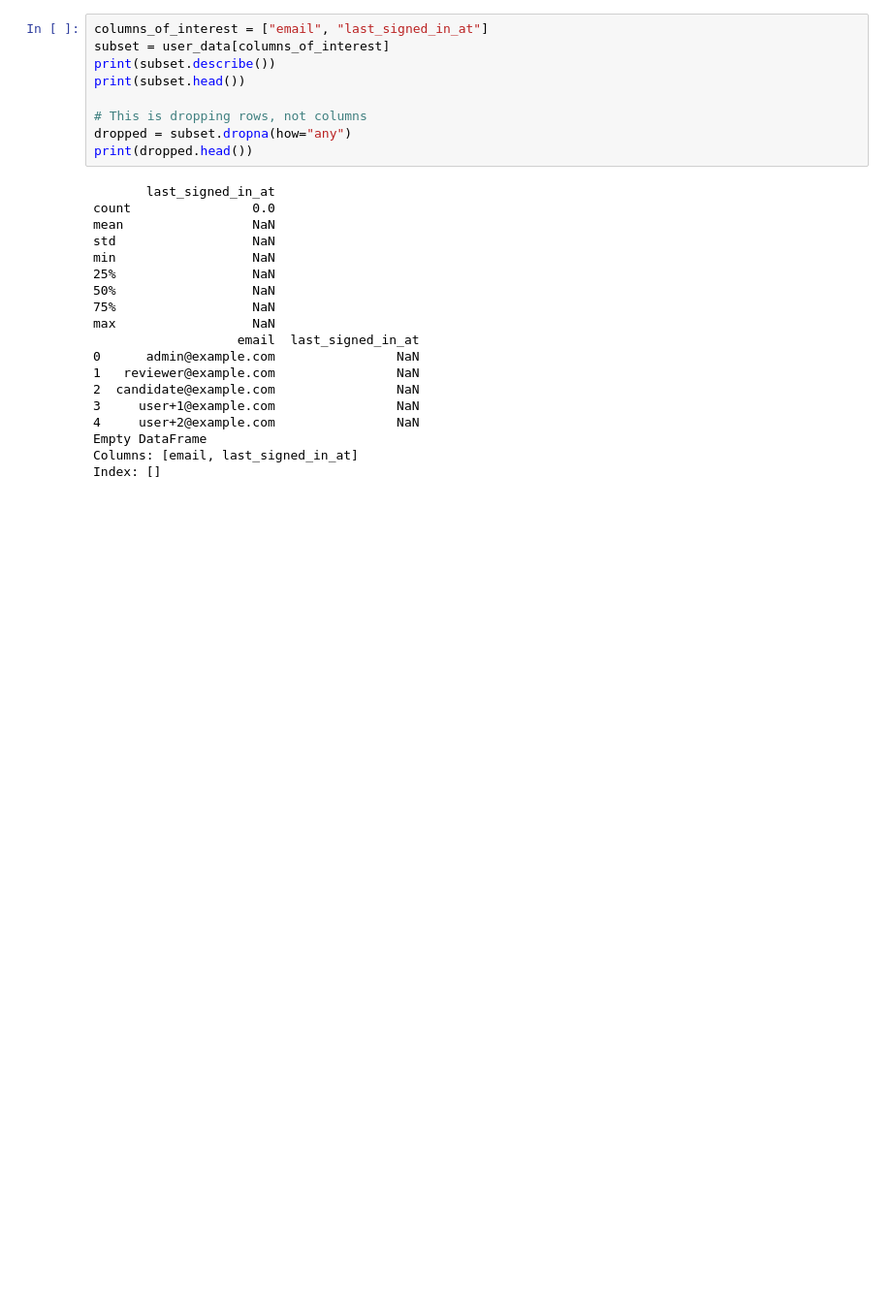
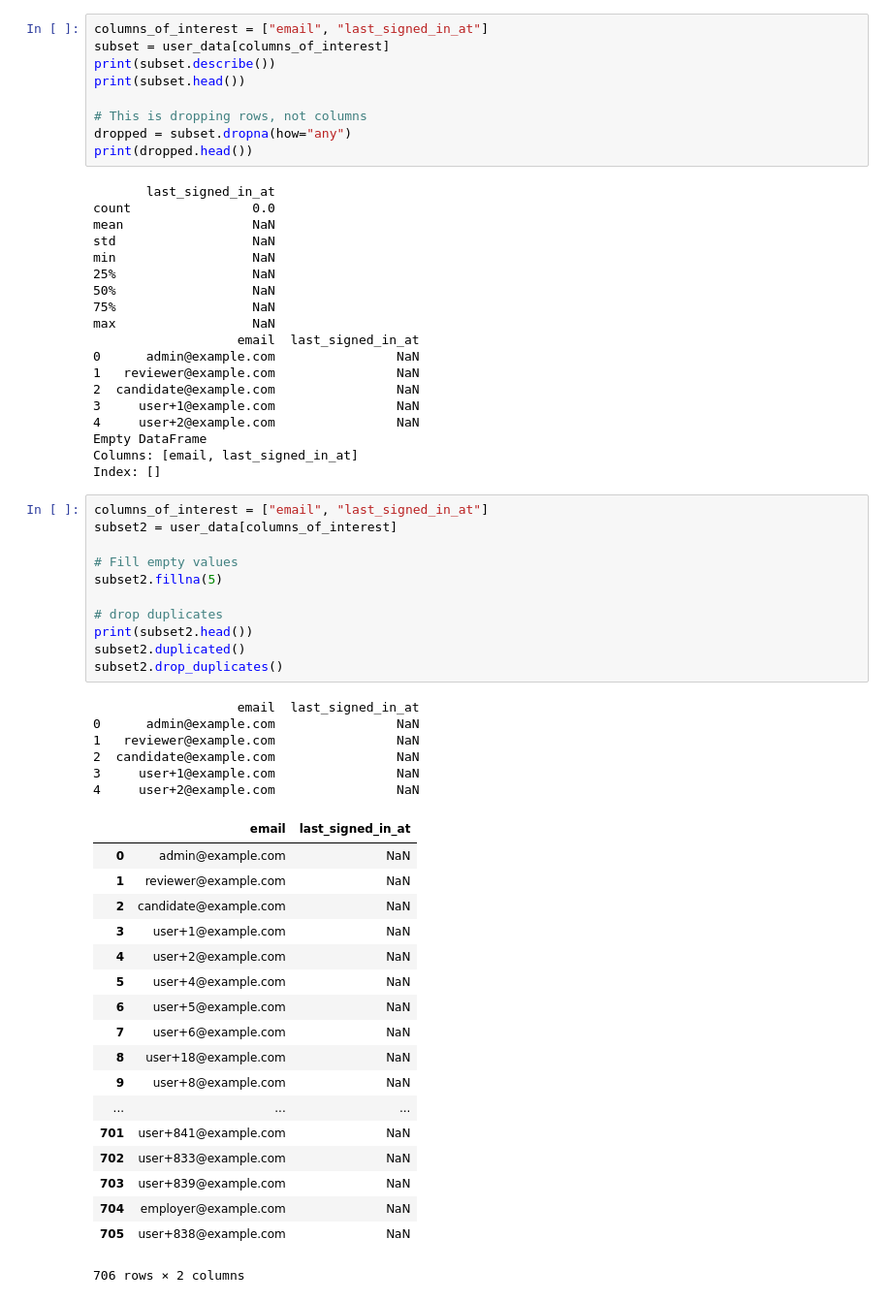
Before and after one commit to mwenger1/machine-learning-sandbox, a Jupyter notebook: Sandbox.ipynb, the cells around one changed output. Shown: that part at 97% size. Saved outputs shown, nothing was run; the diff lists cells and outputs as text; blank space fills up the shorter version.

```diff
--- a/Sandbox.ipynb
+++ b/Sandbox.ipynb
@@ -280,3 +280,39 @@ max                  NaN
 Empty DataFrame
 Columns: [email, last_signed_in_at]
 Index: []
+# %%
+columns_of_interest = ["email", "last_signed_in_at"]
+subset2 = user_data[columns_of_interest]
+
+# Fill empty values
+subset2.fillna(5)
+
+# drop duplicates
+print(subset2.head())
+subset2.duplicated()
+subset2.drop_duplicates()
+# %% [output]
+                   email  last_signed_in_at
+0      admin@example.com                NaN
+1   reviewer@example.com                NaN
+2  candidate@example.com                NaN
+3     user+1@example.com                NaN
+4     user+2@example.com                NaN
+|  | email | last_signed_in_at |
+| 0 | admin@example.com | NaN |
+| 1 | reviewer@example.com | NaN |
+| 2 | candidate@example.com | NaN |
+| 3 | user+1@example.com | NaN |
+| 4 | user+2@example.com | NaN |
+| 5 | user+4@example.com | NaN |
+| 6 | user+5@example.com | NaN |
+| 7 | user+6@example.com | NaN |
+| 8 | user+18@example.com | NaN |
+| 9 | user+8@example.com | NaN |
+| ... | ... | ... |
+| 701 | user+841@example.com | NaN |
+| 702 | user+833@example.com | NaN |
+| 703 | user+839@example.com | NaN |
+| 704 | employer@example.com | NaN |
+| 705 | user+838@example.com | NaN |
+706 rows × 2 columns
```
Also changed, not shown: parts of 6 cells of this notebook.
